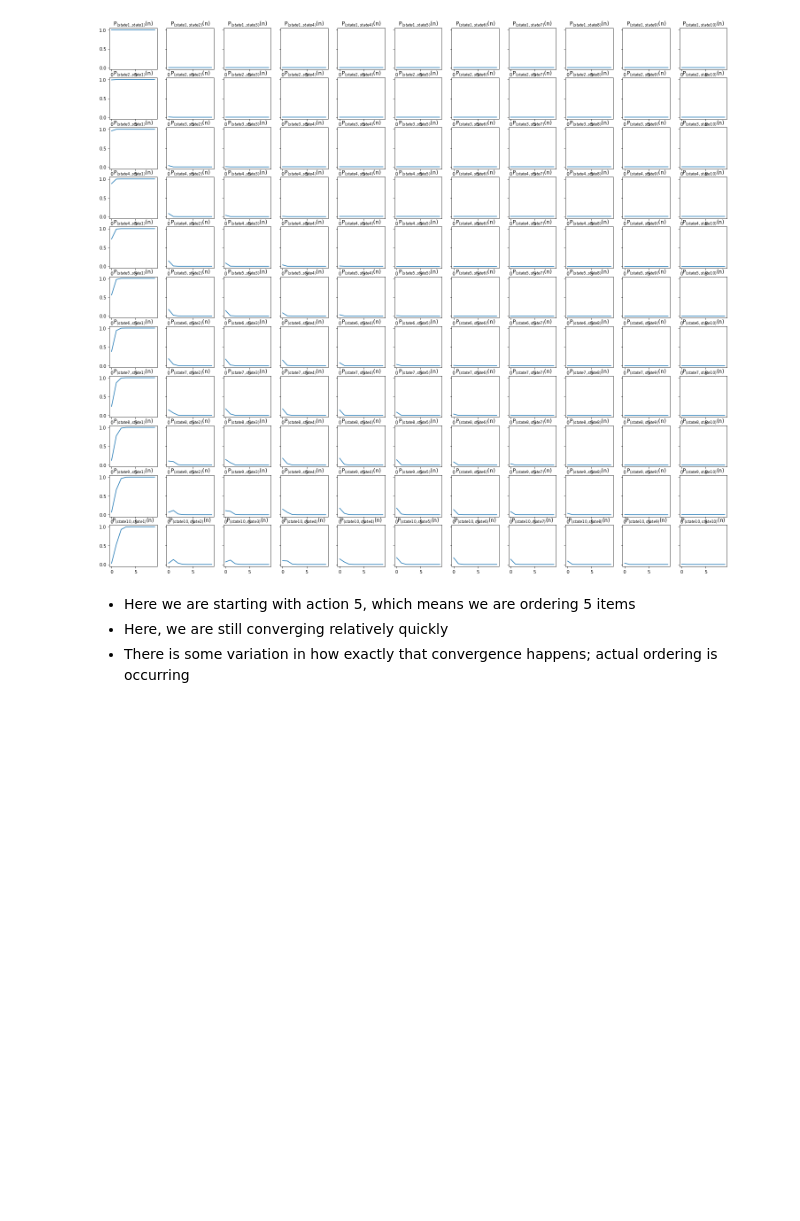
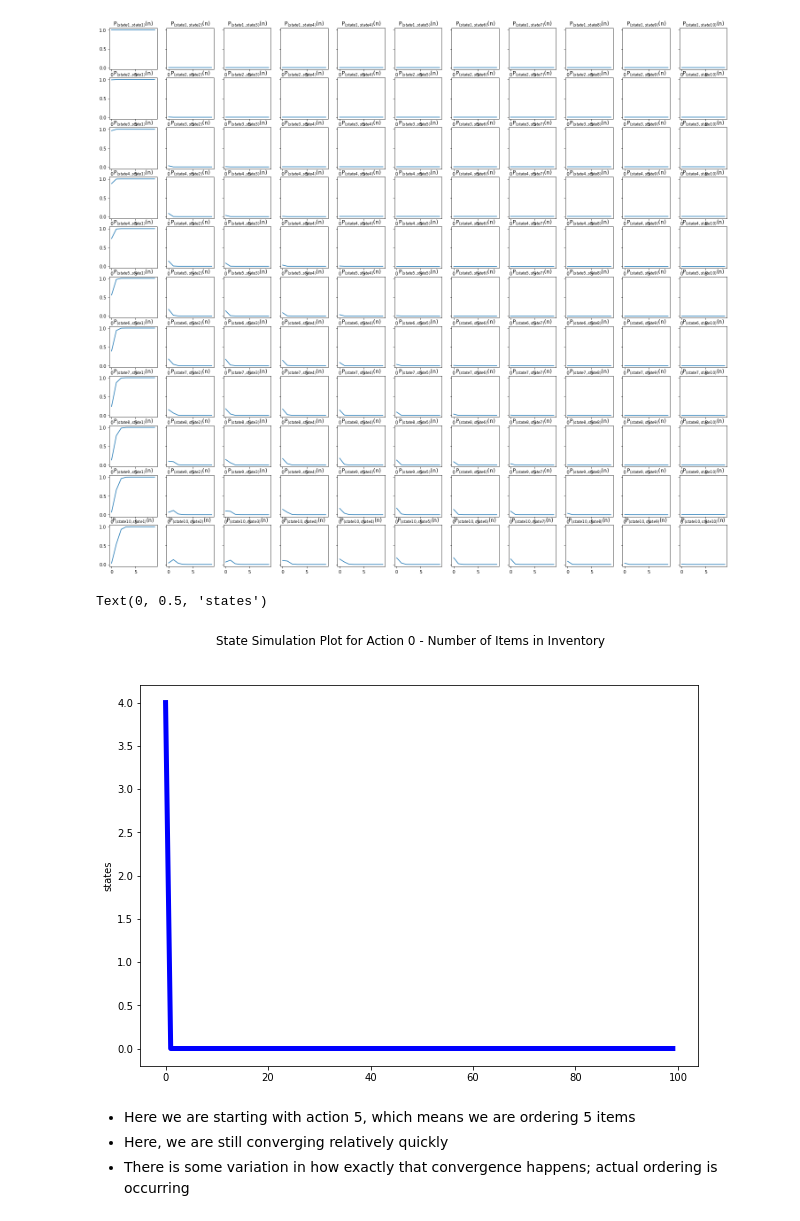
Before and after one commit to targoons/gym-inventory, a Jupyter notebook: gym_analysis_Group6.ipynb, the cells around one changed output. Cells and saved outputs as stored; diff of their text form; code cells hidden in the pictures; blank space fills up the shorter version.

```diff
--- a/gym_analysis_Group6.ipynb
+++ b/gym_analysis_Group6.ipynb
@@ -292,6 +290,26 @@ fig.subplots_adjust(top = 0.8)
 plt.show()
 # %% [output]
 [figure]
+# %%
+im_states1 = qe.MarkovChain(P_t[0,:,:])
+
+simulations = 100
+
+simulation = im_states1.simulate(simulations, random_state = 33)
+
+# plot sequence of transitions as step function of time
+
+fig, ax = plt.subplots(1, 1, figsize=(10, 7))
+fig.suptitle('State Simulation Plot for Action 0 - Number of Items in Inventory')
+
+plt.plot(simulation, lw = 5, color = 'b')
+
+plt.ylabel('states')
+
+# this is what we would expect when not ordering anything
+# %% [output]
+Text(0, 0.5, 'states')
+[figure, added]
 # %% [markdown]
  - Here we are starting with action 5, which means we are ordering 5 items
  - Here, we are still converging relatively quickly
```
Also changed, not shown: parts of 55 cells of this notebook.
